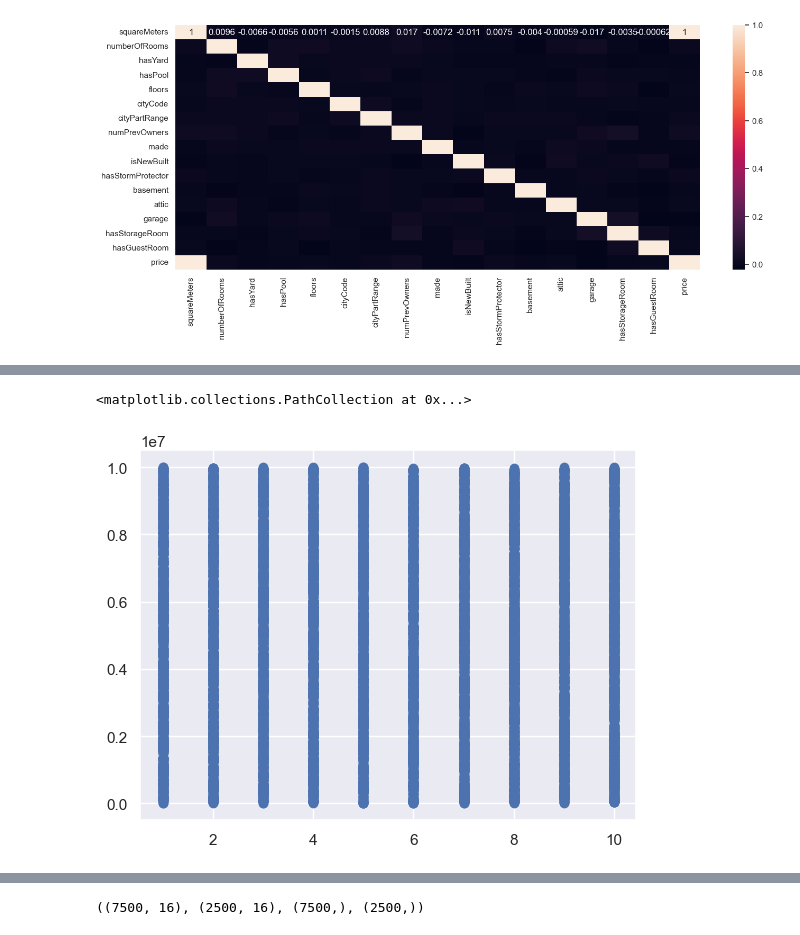
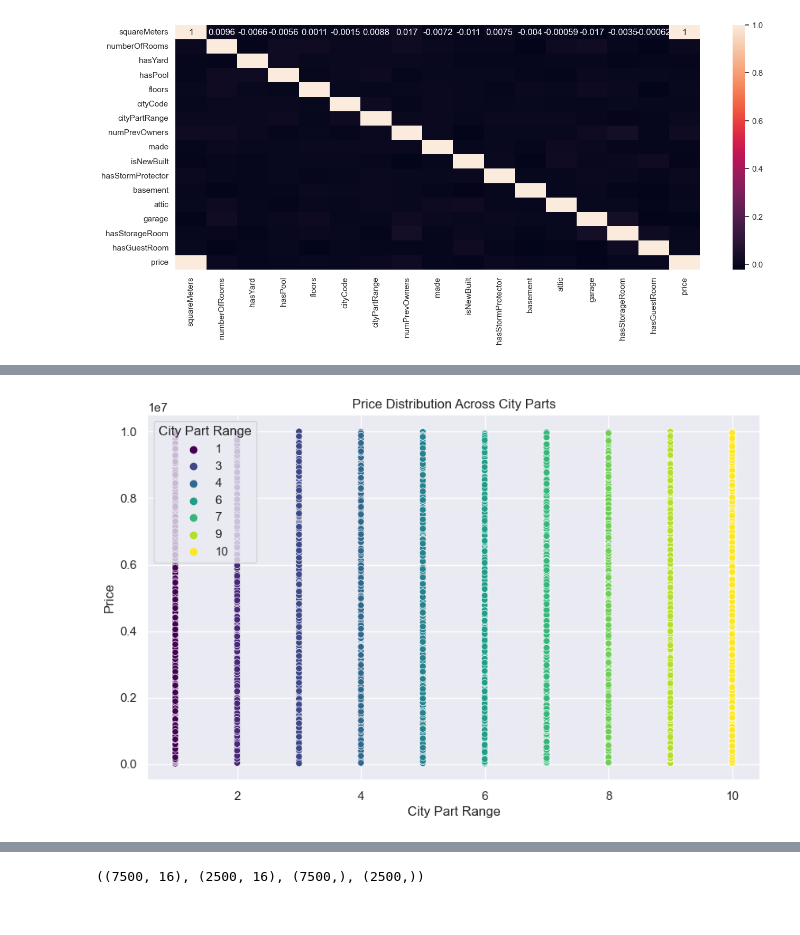
Before and after one commit to Cho1joo/-CA1---Machine-Learning, a Jupyter notebook: Machine_learning.ipynb, the cells around one changed output, grey strips where cells are left out. Cells and saved outputs as stored; diff of their text form; code cells hidden in the pictures.

```diff
--- a/Machine_learning.ipynb
+++ b/Machine_learning.ipynb
@@ -109,6 +125,11 @@ plt.scatter(df['numberOfRooms'],df['price'])
 # %%
-plt.scatter(df['cityPartRange'],df['price'])
+plt.figure(figsize=(10, 6))
+scatter = sns.scatterplot(data=df, x="cityPartRange", y="price", hue="cityPartRange", palette="viridis")
+plt.title("Price Distribution Across City Parts")
+plt.xlabel("City Part Range")
+plt.ylabel("Price")
+plt.legend(title='City Part Range')
+plt.show()
 # %% [output]
-<matplotlib.collections.PathCollection at 0x...>
-[figure, old version]
+[figure, new version]
 # %%
```
Also changed, not shown: parts of 21 cells of this notebook, 2 other files.
